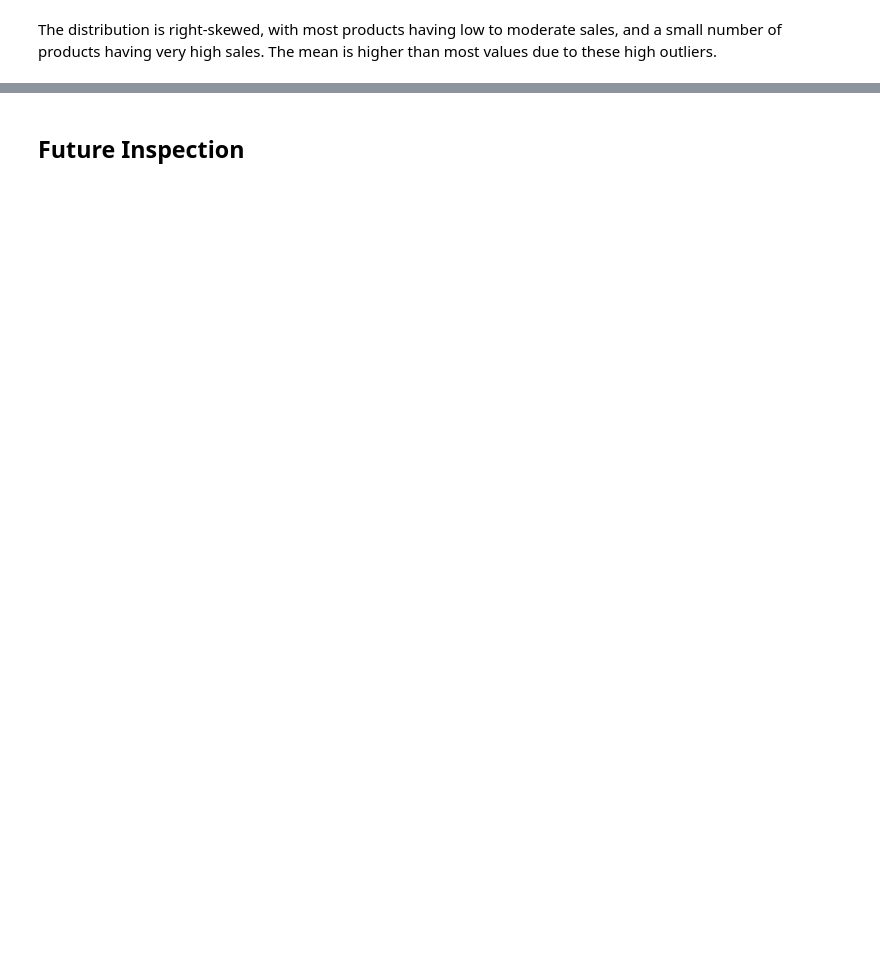
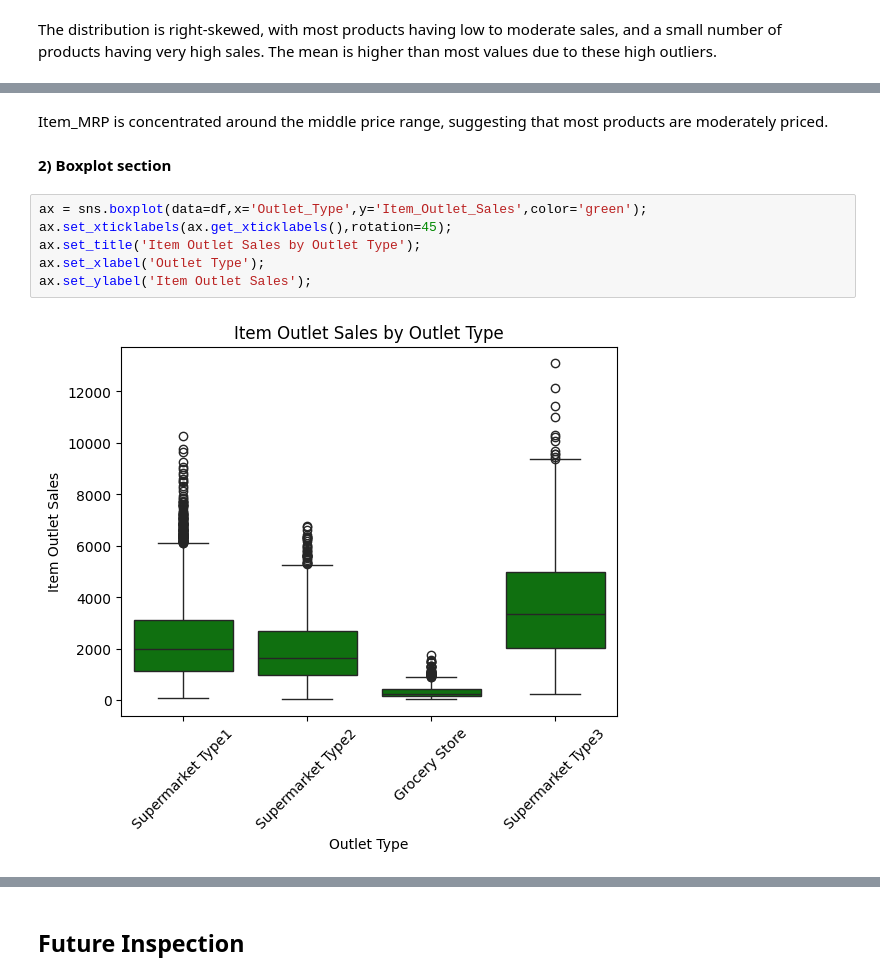
Before and after one commit to ayatayoub20/Prediction-of-Product-Sales, a Jupyter notebook: Prediction_of_Product_Sales.ipynb, the cells around one changed output, grey strips where cells are left out. Cells and saved outputs as stored; diff of their text form; blank space fills up the shorter version.

```diff
--- a/Prediction_of_Product_Sales.ipynb
+++ b/Prediction_of_Product_Sales.ipynb
@@ -164,0 +172,12 @@ ax = sns.histplot(data=df,x='Item_MRP',color='green')
+# %% [markdown]
+Item_MRP is concentrated around the middle price range, suggesting that most products are moderately priced.
+# %% [markdown]
+**2) Boxplot section**
+# %%
+ax = sns.boxplot(data=df,x='Outlet_Type',y='Item_Outlet_Sales',color='green');
+ax.set_xticklabels(ax.get_xticklabels(),rotation=45);
+ax.set_title('Item Outlet Sales by Outlet Type');
+ax.set_xlabel('Outlet Type');
+ax.set_ylabel('Item Outlet Sales');
+# %% [output]
+[figure, added]
```
Also changed, not shown: parts of 10 cells of this notebook.
